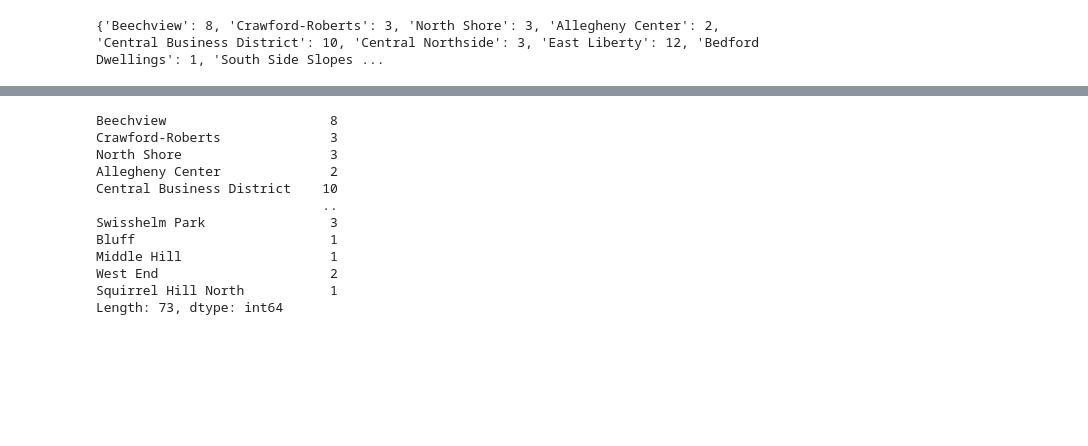
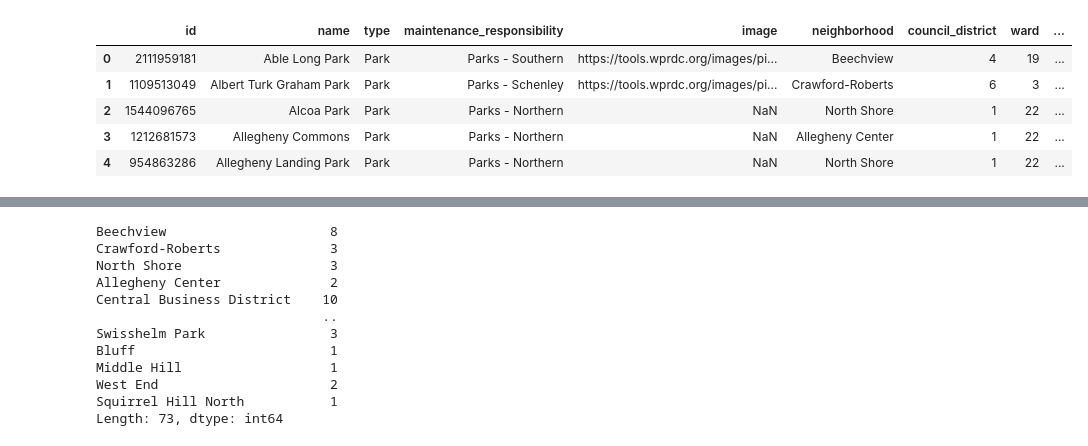
Before and after one commit to amissimer/Best-Family-Neighborhood-, a Jupyter notebook: Alivia-Missimer-Notebook.ipynb, the cells around one changed output, grey strips where cells are left out. Drawn from its saved outputs; the diff is of its cells as text; code cells hidden in the pictures; blank space fills up the shorter version.

```diff
--- a/Alivia-Missimer-Notebook.ipynb
+++ b/Alivia-Missimer-Notebook.ipynb
@@ -29,12 +12,13 @@ parks_data.head(25)
-# %%
-dictionary = dict()
-
-for park in parks_data["neighborhood"]:
-    if park in dictionary:
-        dictionary[park] += 1
-    else:
-        dictionary[park] = 1
-
-print(dictionary)
-# %% [output]
-{'Beechview': 8, 'Crawford-Roberts': 3, 'North Shore': 3, 'Allegheny Center': 2, 'Central Business District': 10, 'Central Northside': 3, 'East Liberty': 12, 'Bedford Dwellings': 1, 'South Side Slopes ...
+# %%
+#imports the data set of parks around pittsburgh
+parks_data = pd.read_csv("Parks_Dataset.csv")
+
+#displays a table based off of the data set of the first 5 columns
+parks_data.head(5)
+# %% [output]
+|  | id | name | type | maintenance_responsibility | image | neighborhood | council_district | ward | ... |
+| 0 | 2111959181 | Able Long Park | Park | Parks - Southern | https://tools.wprdc.org/images/pi... | Beechview | 4 | 19 | ... |
+| 1 | 1109513049 | Albert Turk Graham Park | Park | Parks - Schenley | https://tools.wprdc.org/images/pi... | Crawford-Roberts | 6 | 3 | ... |
+| 2 | 1544096765 | Alcoa Park | Park | Parks - Northern | NaN | North Shore | 1 | 22 | ... |
+| 3 | 1212681573 | Allegheny Commons | Park | Parks - Northern | NaN | Allegheny Center | 1 | 22 | ... |
+| 4 | 954863286 | Allegheny Landing Park | Park | Parks - Northern | NaN | North Shore | 1 | 22 | ... |
```
Also changed, not shown: parts of 17 cells of this notebook.
